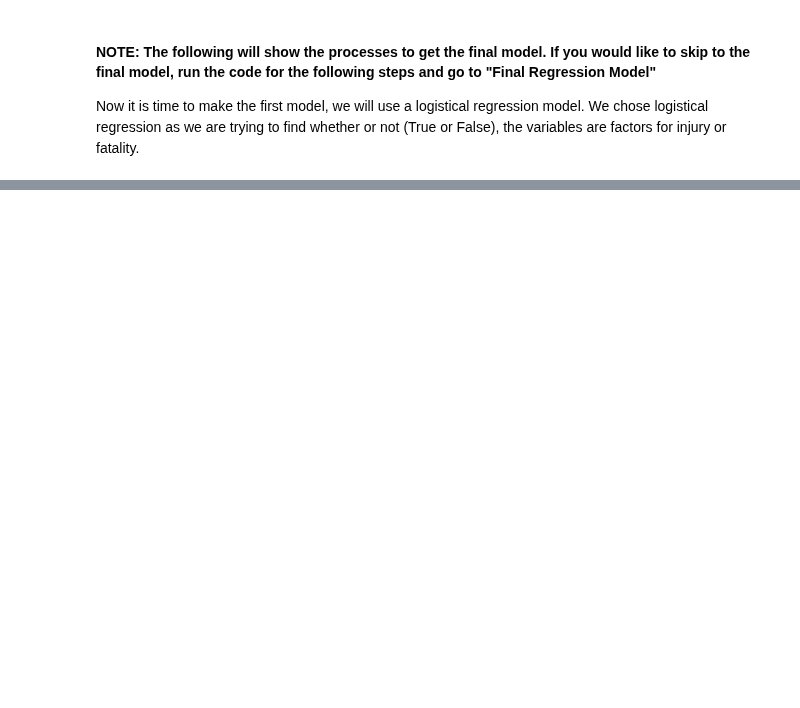
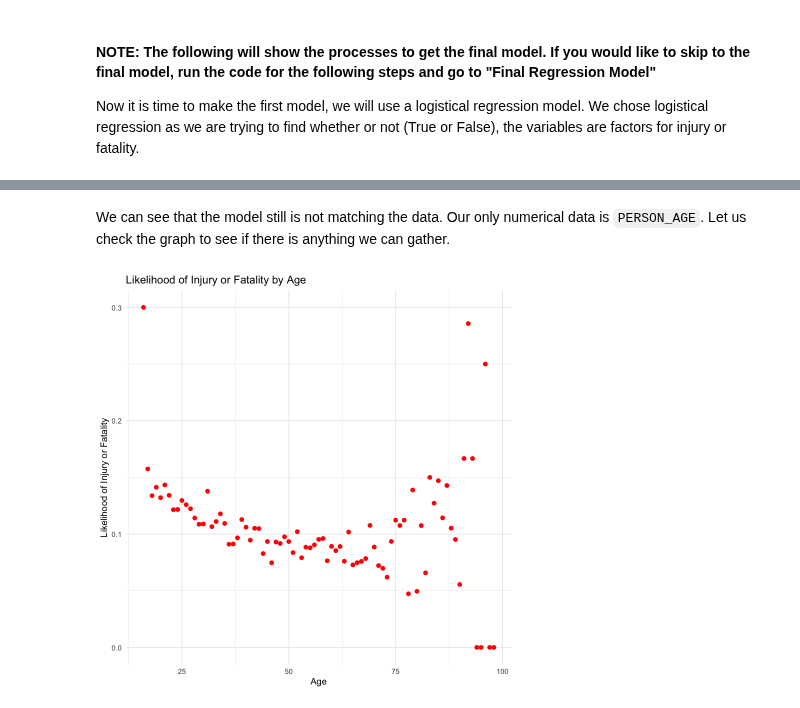
Before and after one commit to ajordonez/motor-vehicle-accident-model, a Jupyter notebook: NYC_Motor_Vehicle_Crash_Analysis.ipynb, the cells around one changed output, grey strips where cells are left out. Saved outputs shown, nothing was run; the diff lists cells and outputs as text; code cells hidden in the pictures; blank space fills up the shorter version.

```diff
--- a/NYC_Motor_Vehicle_Crash_Analysis.ipynb
+++ b/NYC_Motor_Vehicle_Crash_Analysis.ipynb
@@ -333,7 +338,7 @@ max(vehicle_data$PERSON_AGE); min(vehicle_data$PERSON_AGE)
 # %% [markdown]
 We can see that the minimum is 1 and maximum is 145. This is not realistic and was probably due to data entry error. We will make the minimum value 12 and maximum 100 for this analysis.
 # %%
-vehicle_data <- vehicle_data %>% filter(PERSON_AGE > 12, PERSON_AGE < 100)
+vehicle_data <- vehicle_data %>% filter(PERSON_AGE >= 16, PERSON_AGE < 100)
 # %% [markdown]
 For our injury/fatality analysis, we also need to make a seperate field so that we can check if the collision cause any injuries or fatalities.
 # %%
@@ -365,3 +383,6 @@ vehicle_data <- vehicle_data %>%
+# %%
+vehicle_data <- vehicle_data %>%
+  filter(PERSON_SEX != "U")
 # %% [markdown]
 #### **NOTE: The following will show the processes to get the final model. If you would like to skip to the final model, run the code for the following steps and go to "Final Regression Model"**
 
@@ -382,0 +444,10 @@ IndentationError: unexpected indent (2933826755.py, line 2)
+# %%
+vehicle_data$TYPE_OF_VEHICLE <- fct_collapse(vehicle_data$TYPE_OF_VEHICLE,
+                                             "Large Vehicles" = c("Truck", "Pickup Truck", "Van", "Emergency Vehicle"))
+
+mod2 <- glm(INJURY_OR_FATALITY ~ BOROUGH + TYPE_OF_VEHICLE + PERSON_SEX +
+              DRIVER_LICENSE_STATUS + PERSON_AGE,
+            data = vehicle_data, family = "binomial")
+summary(mod2)
+
+hoslem.test(vehicle_data$INJURY_OR_FATALITY, fitted(mod2))
@@ -382,0 +476,13 @@ IndentationError: unexpected indent (2933826755.py, line 2)
+# %% [markdown]
+We can see that the model still is not matching the data. Our only numerical data is `PERSON_AGE`. Let us check the graph to see if there is anything we can gather.
+# %%
+age_summary <- vehicle_data %>%
+  group_by(PERSON_AGE) %>%
+  summarise(TOTAL_CASES = n(), INJURY_OR_FATALITY_COUNT = sum(INJURY_OR_FATALITY)) %>%
+  mutate(PROBABILITY_PER_AGE = INJURY_OR_FATALITY_COUNT / TOTAL_CASES)
+
+ggplot(age_summary, aes(x = PERSON_AGE, y = PROBABILITY_PER_AGE)) +
+  geom_point(color = "red", size = 2) +
+  labs(title = "Likelihood of Injury or Fatality by Age", x = "Age", y = "Likelihood of Injury or Fatality") + theme_minimal()
+# %% [output]
+[figure, added]
```
Also changed, not shown: parts of 18 cells of this notebook.
